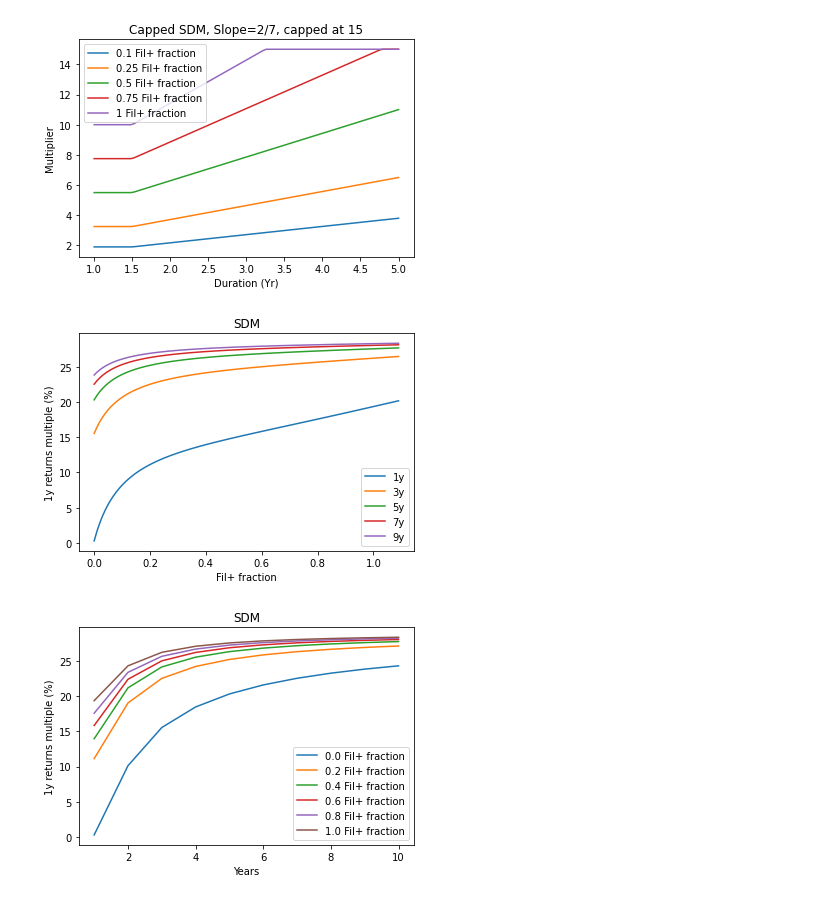
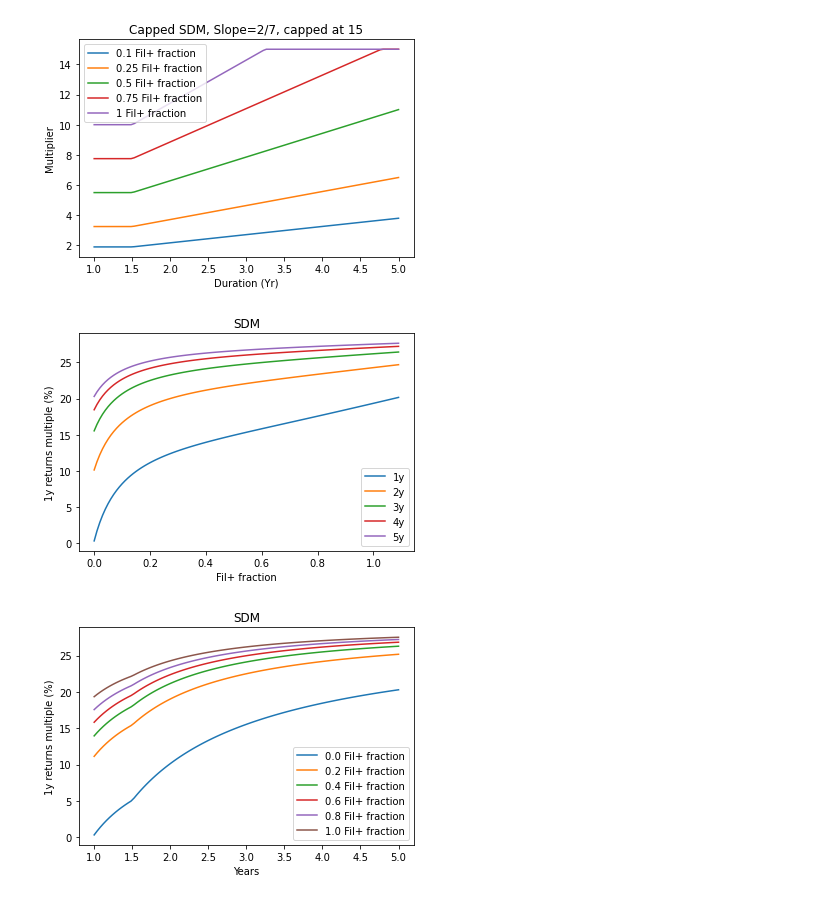
Before and after one commit to protocol/CryptoEconLab, a Jupyter notebook: notebooks/simple_SDM_RM_example/simple_returns_mutliple_scaling_example_python_version.ipynb, the cells around one changed output. Saved outputs shown, nothing was run; the diff lists cells and outputs as text; code cells hidden in the pictures.

```diff
--- a/notebooks/simple_SDM_RM_example/simple_returns_mutliple_scaling_example_python_version.ipynb
+++ b/notebooks/simple_SDM_RM_example/simple_returns_mutliple_scaling_example_python_version.ipynb
@@ -126,31 +126,31 @@ plt.show()
 # %%
 slope = 2/7
 
-for year in range(1, 11, 2):
+for year in range(1, 6, 1):
     OneYearRM_list = []
     for filfraction in np.arange(0, 1.1, 0.01):
         OneYearRM_list.append(100 * OneYearRM(slope, year, filfraction, basecost, rewards, pledge, "SDM"))
     plt.plot(np.arange(0, 1.1, 0.01), OneYearRM_list, label=str(year)+'y')
 
 plt.xlabel('Fil+ fraction')
 plt.ylabel('1y returns multiple (%)')
 plt.title('SDM')
 plt.legend()
 plt.show()
 
 
 filps = [i/5 for i in range(6)]
-years = range(1, 11)
+years = np.linspace(1, 5, 100)
 
 for filp in filps:
     rm_values = [100 * OneYearRM(slope, year, filp, basecost, rewards, pledge, "SDM") for year in years]
     plt.plot(years, rm_values, label=f"{filp} Fil+ fraction")
 
 plt.xlabel("Years")
 plt.ylabel("1y returns multiple (%)")
 plt.title("SDM")
 plt.legend()
 plt.show()
 # %% [output]
-[figure, old version]
+[figure, new version]
-[figure, old version]
+[figure, new version]
```
Also changed, not shown: parts of 1 cell of this notebook.
